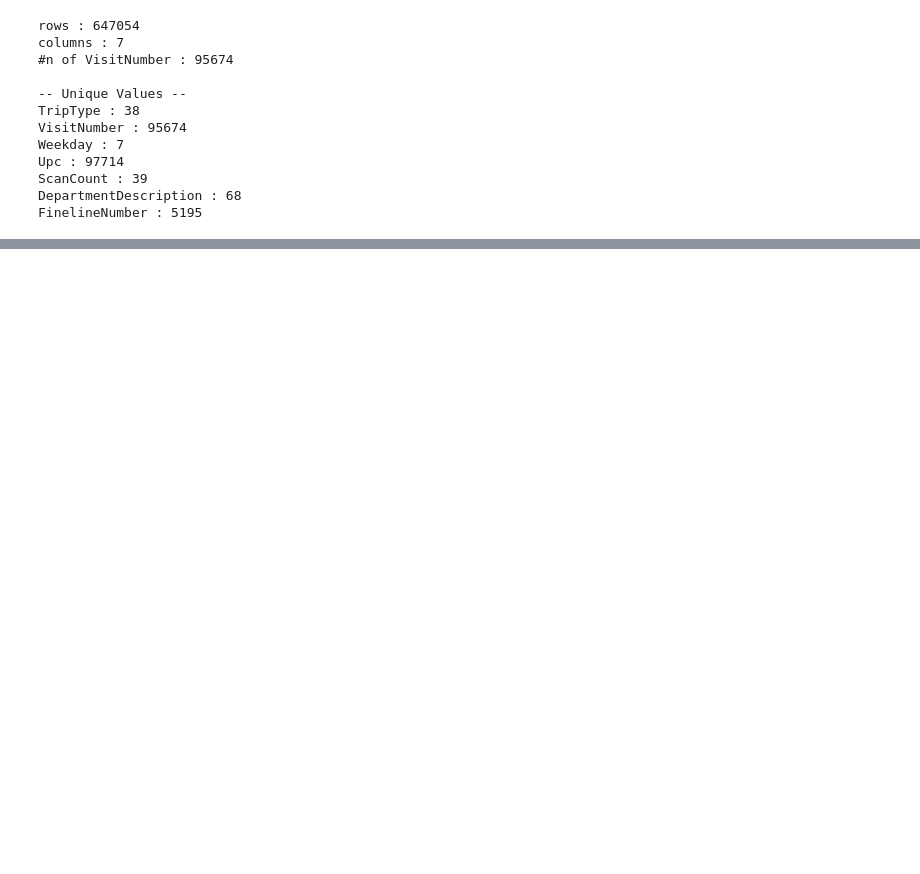
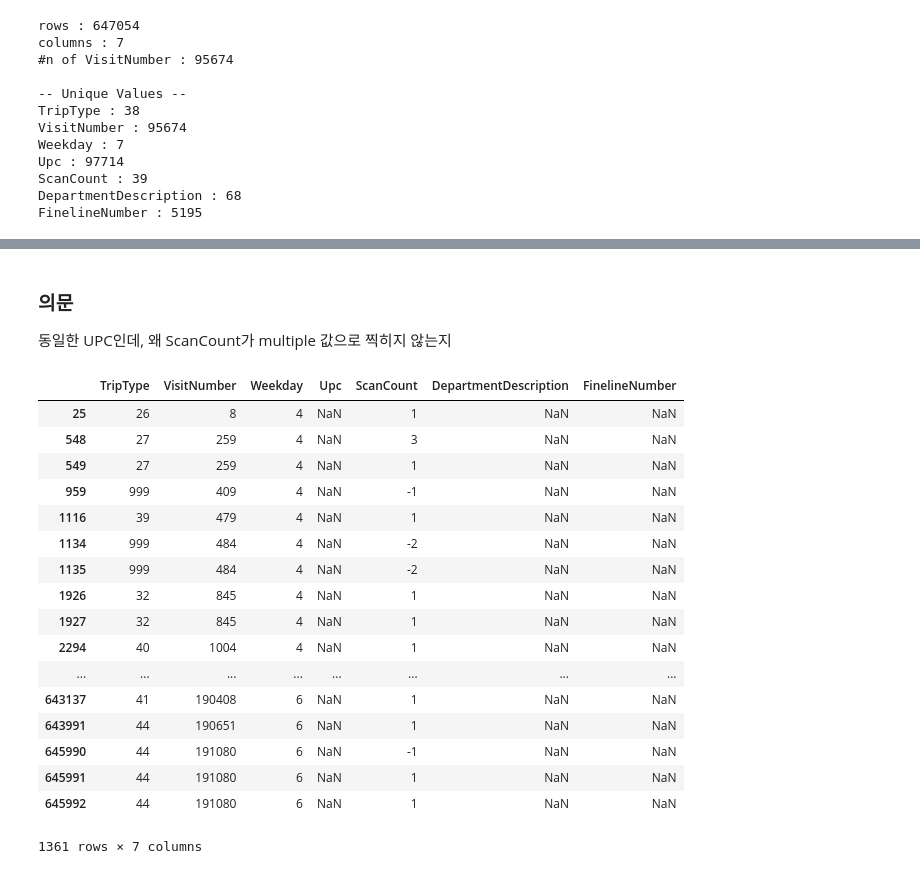
Before and after one commit to iayrots/dss7_SWYA_walmart, a Jupyter notebook: wy/01_EDA_wy.ipynb, the cells around one changed output, grey strips where cells are left out. Drawn from its saved outputs; the diff is of its cells as text; code cells hidden in the pictures; blank space fills up the shorter version.

```diff
--- a/wy/01_EDA_wy.ipynb
+++ b/wy/01_EDA_wy.ipynb
@@ -147,0 +209,24 @@ plt.show()
+# %% [markdown]
+### 의문
+동일한 UPC인데, 왜 ScanCount가 multiple 값으로 찍히지 않는지
+# %%
+train[train['DepartmentDescription'].isnull()]
+# %% [output]
+|  | TripType | VisitNumber | Weekday | Upc | ScanCount | DepartmentDescription | FinelineNumber |
+| 25 | 26 | 8 | 4 | NaN | 1 | NaN | NaN |
+| 548 | 27 | 259 | 4 | NaN | 3 | NaN | NaN |
+| 549 | 27 | 259 | 4 | NaN | 1 | NaN | NaN |
+| 959 | 999 | 409 | 4 | NaN | -1 | NaN | NaN |
+| 1116 | 39 | 479 | 4 | NaN | 1 | NaN | NaN |
+| 1134 | 999 | 484 | 4 | NaN | -2 | NaN | NaN |
+| 1135 | 999 | 484 | 4 | NaN | -2 | NaN | NaN |
+| 1926 | 32 | 845 | 4 | NaN | 1 | NaN | NaN |
+| 1927 | 32 | 845 | 4 | NaN | 1 | NaN | NaN |
+| 2294 | 40 | 1004 | 4 | NaN | 1 | NaN | NaN |
+| ... | ... | ... | ... | ... | ... | ... | ... |
+| 643137 | 41 | 190408 | 6 | NaN | 1 | NaN | NaN |
+| 643991 | 44 | 190651 | 6 | NaN | 1 | NaN | NaN |
+| 645990 | 44 | 191080 | 6 | NaN | -1 | NaN | NaN |
+| 645991 | 44 | 191080 | 6 | NaN | 1 | NaN | NaN |
+| 645992 | 44 | 191080 | 6 | NaN | 1 | NaN | NaN |
+1361 rows × 7 columns
```
Also changed, not shown: parts of 23 cells of this notebook, 2 other files.
